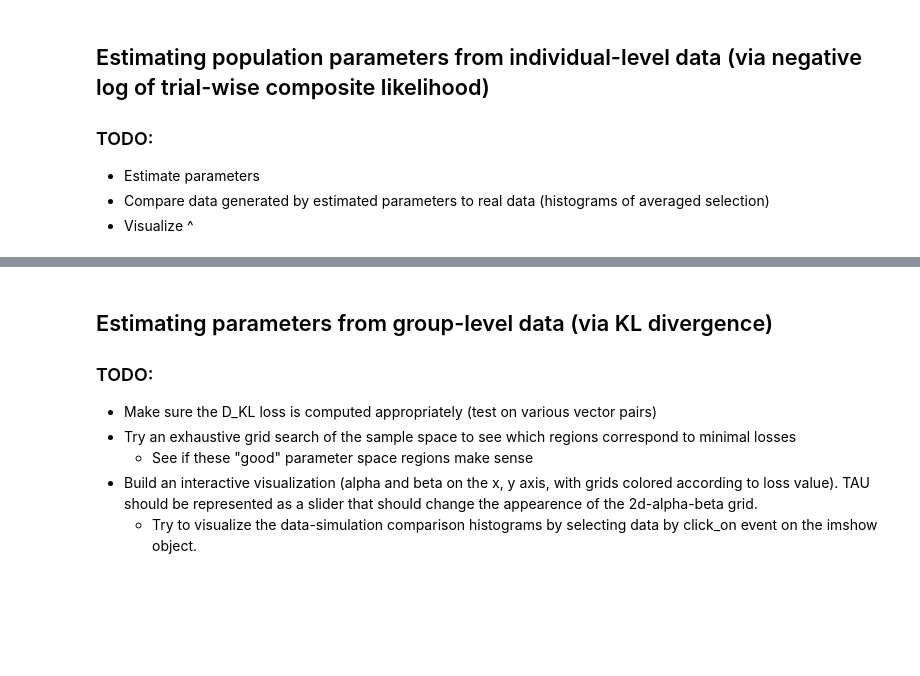
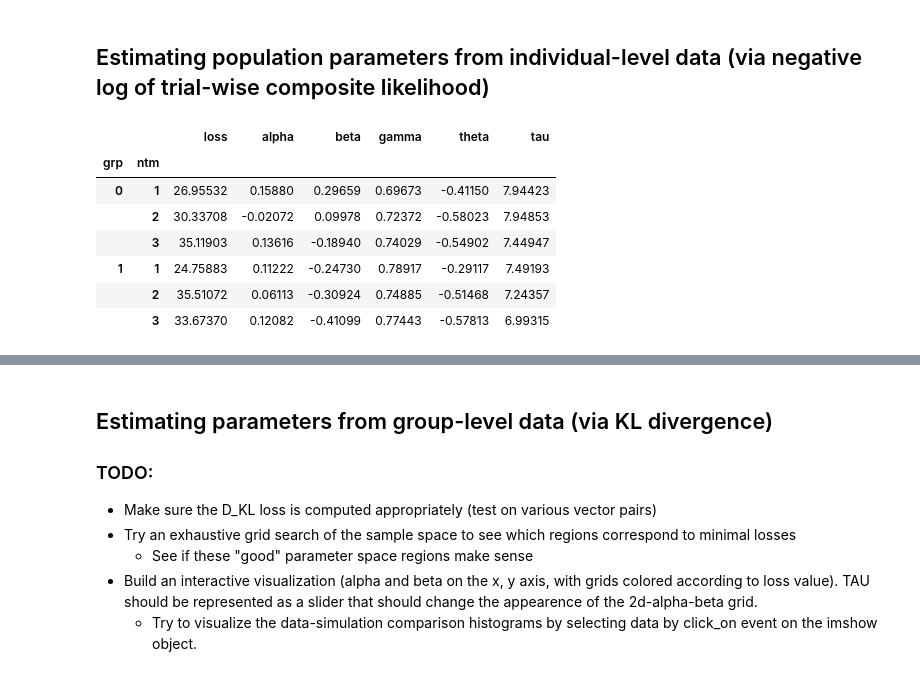
Before and after one commit to alex-ten/ConceptLab, a Jupyter notebook: simple_choice_model_2.ipynb, the cells around one changed output, grey strips where cells are left out. Saved outputs shown, nothing was run; the diff lists cells and outputs as text; code cells hidden in the pictures; blank space fills up the shorter version.

```diff
--- a/simple_choice_model_2.ipynb
+++ b/simple_choice_model_2.ipynb
@@ -27,6 +37,66 @@ def temp_seed(seed):
 # %% [markdown]
 ## Estimating population parameters from individual-level data (via negative log of trial-wise composite likelihood)
-### TODO:
-- Estimate parameters
-- Compare data generated by estimated parameters to real data (histograms of averaged selection)
-- Visualize ^
+# %%
+np.random.seed(1)
+
+def neg_log_likelihood(params, *args):
+    coeffs = np.array(params[:-1])
+    inps = np.stack(args[:-1], axis=0)
+    U = (coeffs[:, None, None] * inps).sum(axis=0)
+    exponent = np.exp(U * params[-1])
+    P = (exponent.T / np.sum(exponent, axis=1)).T
+    logP = np.log(P[args[-1].astype(bool)])
+    logL = np.sum(logP, axis=0)
+    return -logL
+
+# Estimate the params
+df = lut.unpickle('supplementary/simple_choice_model/data/fit_data.pkl')
+df = df.loc[df.ntm != 0, :]
+data_dict = {'sid': [], 'grp': [], 'ntm': [], 'loss': [],
+             'alpha': [], 'beta': [], 'gamma': [], 'theta': [], 'tau': []}
+alpha_bounds = [-1, 1]
+beta_bounds = [-1, 1]
+gamma_bounds = [0, 1]
+theta_bounds = [-1, 0]
+tau_bounds = [1, 10]
+
+bounds = (alpha_bounds, beta_bounds, gamma_bounds, theta_bounds, tau_bounds)
+init_guess = sim_tools.rand_params(bounds)
+
+for i, sdf in df.groupby('sid'):
+    sid, grp, ntm = sdf.sid.values[0], sdf.grp.values[0], sdf.ntm.values[0]
+    lps = sdf.loc[:, 'lp1':'lp4'].values[1:, :]
+    pcs = sdf.loc[:, 'pc1':'pc4'].values[1:, :]
+    ins = sdf.loc[:, 'in1':'in4'].values[1:, :]
+    chs = sdf.loc[:, 'ch1':'ch4'].values[1:, :]
+    time_alloc = (sdf.loc[:, 'ch1':'ch4'].values[1:, :].cumsum(axis=0) + 15)
+    trs = (time_alloc.T / time_alloc.sum(axis=1)).T
+
+    data = (lps, pcs, ins, trs, chs)
+    x, f, d = sp.optimize.fmin_l_bfgs_b(func=neg_log_likelihood, x0=init_guess, args=data,
+                                    approx_grad=True, disp=False, bounds=bounds)
+
+    # Store params
+    data_dict['sid'].append(sid)
+    data_dict['grp'].append(grp)
+    data_dict['ntm'].append(ntm)
+    data_dict['loss'].append(f)
+    data_dict['alpha'].append(x[0])
+    data_dict['beta'].append(x[1])
+    data_dict['gamma'].append(x[2])
+    data_dict['theta'].append(x[3])
+    data_dict['tau'].append(x[4])
+
+# Calculate parameter stats
+fdf = pd.DataFrame(data_dict)
+gfdf = fdf.groupby(['grp','ntm']).mean().drop(columns=['sid'])
+display(gfdf)
+# %% [output]
+|  |  | loss | alpha | beta | gamma | theta | tau |
+| grp | ntm |  |  |  |  |  |  |
+| 0 | 1 | 26.95532 | 0.15880 | 0.29659 | 0.69673 | -0.41150 | 7.94423 |
+|  | 2 | 30.33708 | -0.02072 | 0.09978 | 0.72372 | -0.58023 | 7.94853 |
+|  | 3 | 35.11903 | 0.13616 | -0.18940 | 0.74029 | -0.54902 | 7.44947 |
+| 1 | 1 | 24.75883 | 0.11222 | -0.24730 | 0.78917 | -0.29117 | 7.49193 |
+|  | 2 | 35.51072 | 0.06113 | -0.30924 | 0.74885 | -0.51468 | 7.24357 |
+|  | 3 | 33.67370 | 0.12082 | -0.41099 | 0.77443 | -0.57813 | 6.99315 |
```
Also changed, not shown: parts of 9 cells of this notebook, 5 other files.
